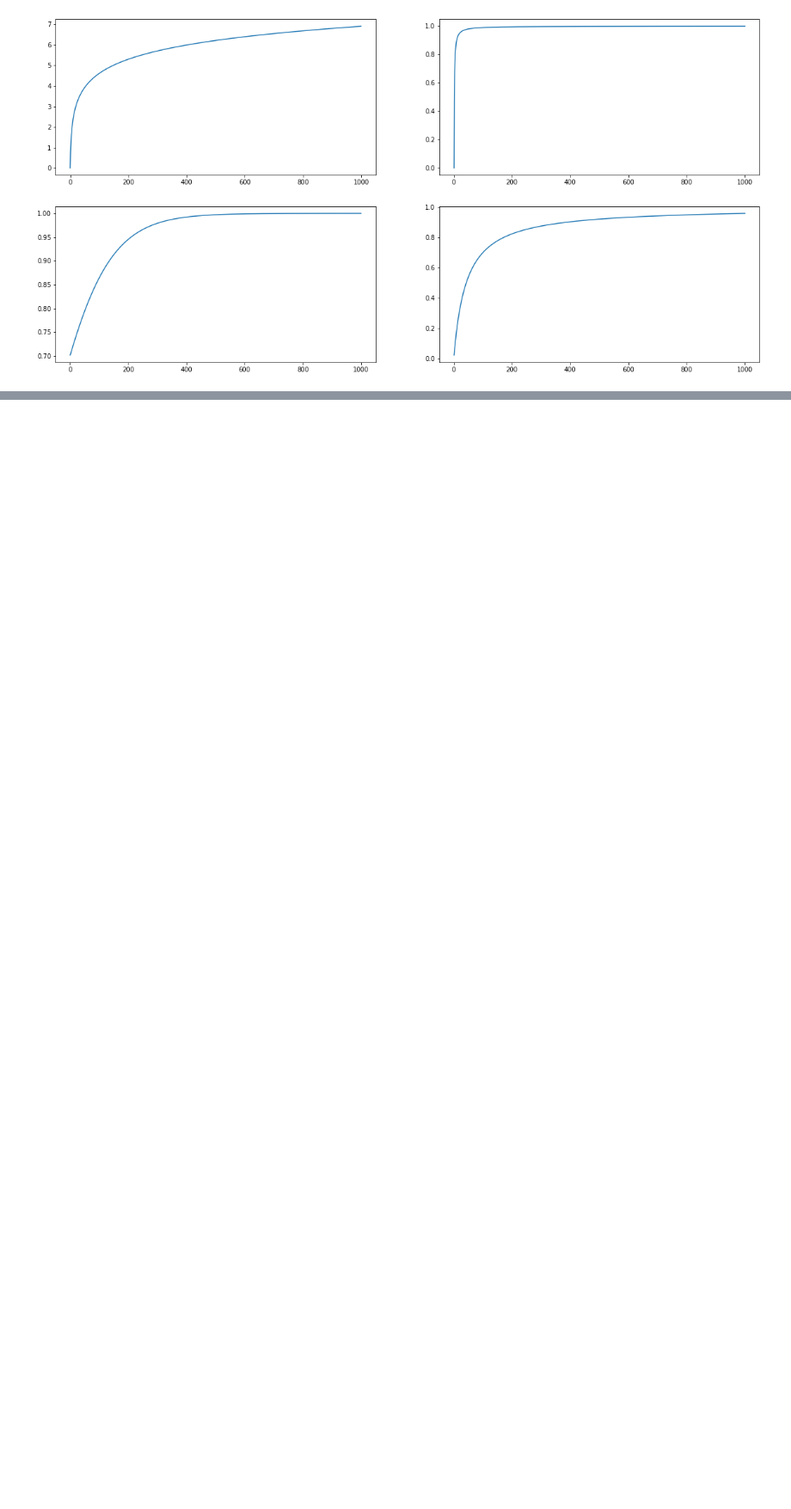
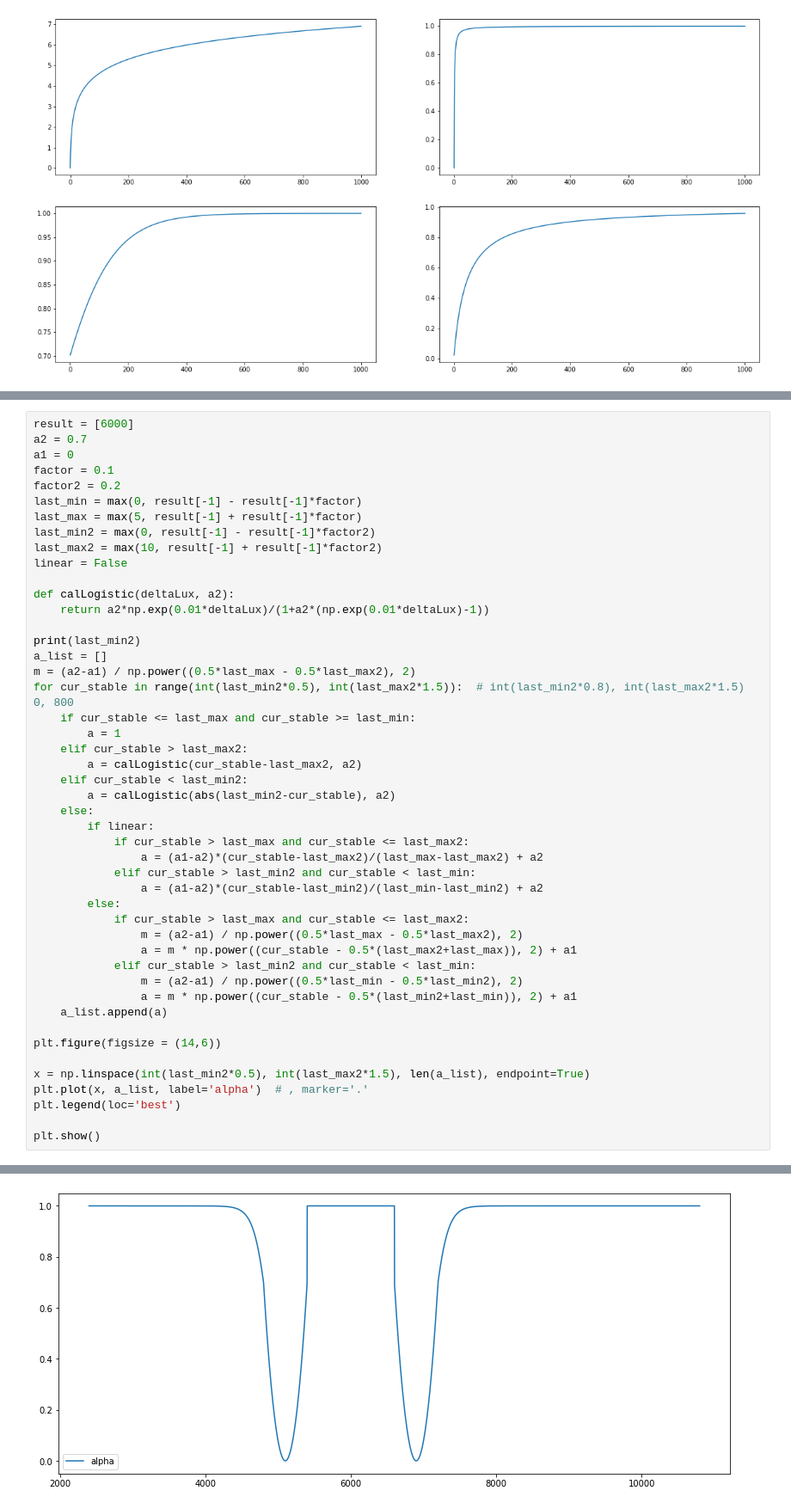
Before and after one commit to Whu-wxy/AmbientLightLab, a Jupyter notebook: contract.ipynb, the cells around one changed output, grey strips where cells are left out. Shown: that part at 86% size. Drawn from its saved outputs; the diff is of its cells as text; blank space fills up the shorter version.

```diff
--- a/contract.ipynb
+++ b/contract.ipynb
@@ -391,3 +412,51 @@ plt.legend([l1,l,l2],labels=['区间1','luxlux','区间2'],loc='best')
 plt.show()
 # %% [output]
 [figure]
+# %%
+result = [6000]
+a2 = 0.7
+a1 = 0
+factor = 0.1
+factor2 = 0.2
+last_min = max(0, result[-1] - result[-1]*factor)
+last_max = max(5, result[-1] + result[-1]*factor)
+last_min2 = max(0, result[-1] - result[-1]*factor2)
+last_max2 = max(10, result[-1] + result[-1]*factor2)
+linear = False
+
+def calLogistic(deltaLux, a2):
+    return a2*np.exp(0.01*deltaLux)/(1+a2*(np.exp(0.01*deltaLux)-1))
+
+print(last_min2)
+a_list = []
+m = (a2-a1) / np.power((0.5*last_max - 0.5*last_max2), 2)
+for cur_stable in range(int(last_min2*0.5), int(last_max2*1.5)):  # int(last_min2*0.8), int(last_max2*1.5)  0, 800
+    if cur_stable <= last_max and cur_stable >= last_min:
+        a = 1
+    elif cur_stable > last_max2:
+        a = calLogistic(cur_stable-last_max2, a2)
+    elif cur_stable < last_min2:
+        a = calLogistic(abs(last_min2-cur_stable), a2)
+    else:
+        if linear:
+            if cur_stable > last_max and cur_stable <= last_max2:
+                a = (a1-a2)*(cur_stable-last_max2)/(last_max-last_max2) + a2
+            elif cur_stable > last_min2 and cur_stable < last_min:
+                a = (a1-a2)*(cur_stable-last_min2)/(last_min-last_min2) + a2
+        else:
+            if cur_stable > last_max and cur_stable <= last_max2:
+                m = (a2-a1) / np.power((0.5*last_max - 0.5*last_max2), 2)
+                a = m * np.power((cur_stable - 0.5*(last_max2+last_max)), 2) + a1
+            elif cur_stable > last_min2 and cur_stable < last_min:
+                m = (a2-a1) / np.power((0.5*last_min - 0.5*last_min2), 2)
+                a = m * np.power((cur_stable - 0.5*(last_min2+last_min)), 2) + a1
+    a_list.append(a)
+
+plt.figure(figsize = (14,6))
+
+x = np.linspace(int(last_min2*0.5), int(last_max2*1.5), len(a_list), endpoint=True)
+plt.plot(x, a_list, label='alpha')  # , marker='.'
+plt.legend(loc='best')
+
+plt.show()
+# %% [output]
@@ -393,0 +464 @@ plt.show()
+[figure, added]
```
Also changed, not shown: parts of 4 cells of this notebook, 4 other files.
